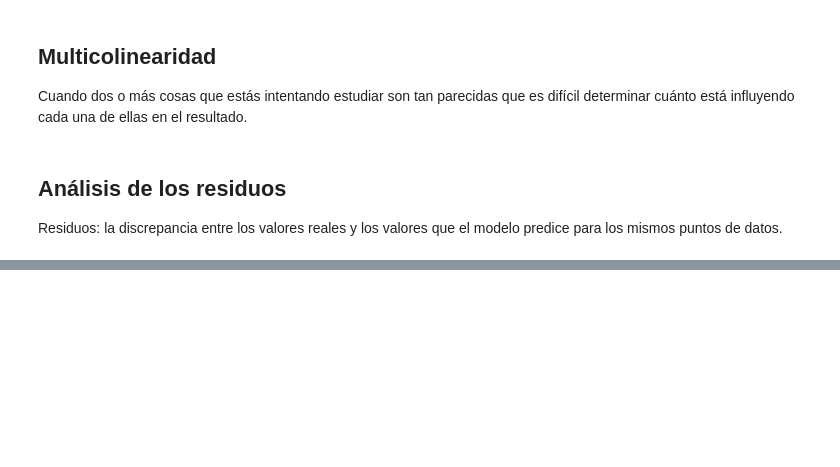
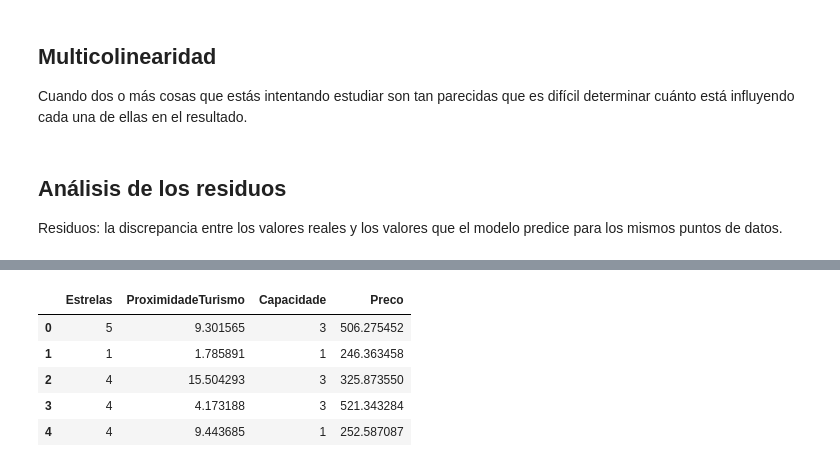
Before and after one commit to DanielRaiicHu/precio_de_inmuebles_regresion_lineal, a Jupyter notebook: precios_de_inmuebles_regresion_lineal.ipynb, the cells around one changed output, grey strips where cells are left out. Saved outputs shown, nothing was run; the diff lists cells and outputs as text; code cells hidden in the pictures; blank space fills up the shorter version.

```diff
--- a/precios_de_inmuebles_regresion_lineal.ipynb
+++ b/precios_de_inmuebles_regresion_lineal.ipynb
@@ -511,0 +640,10 @@ Residuos: la discrepancia entre los valores reales y los valores que el modelo p
+# %%
+dataset = pd.read_csv('/content/drive/MyDrive/regresion_lineal/hoteis.csv')
+dataset.head()
+# %% [output]
+|  | Estrelas | ProximidadeTurismo | Capacidade | Preco |
+| 0 | 5 | 9.301565 | 3 | 506.275452 |
+| 1 | 1 | 1.785891 | 1 | 246.363458 |
+| 2 | 4 | 15.504293 | 3 | 325.873550 |
+| 3 | 4 | 4.173188 | 3 | 521.343284 |
+| 4 | 4 | 9.443685 | 1 | 252.587087 |
```
Also changed, not shown: parts of 25 cells of this notebook.
